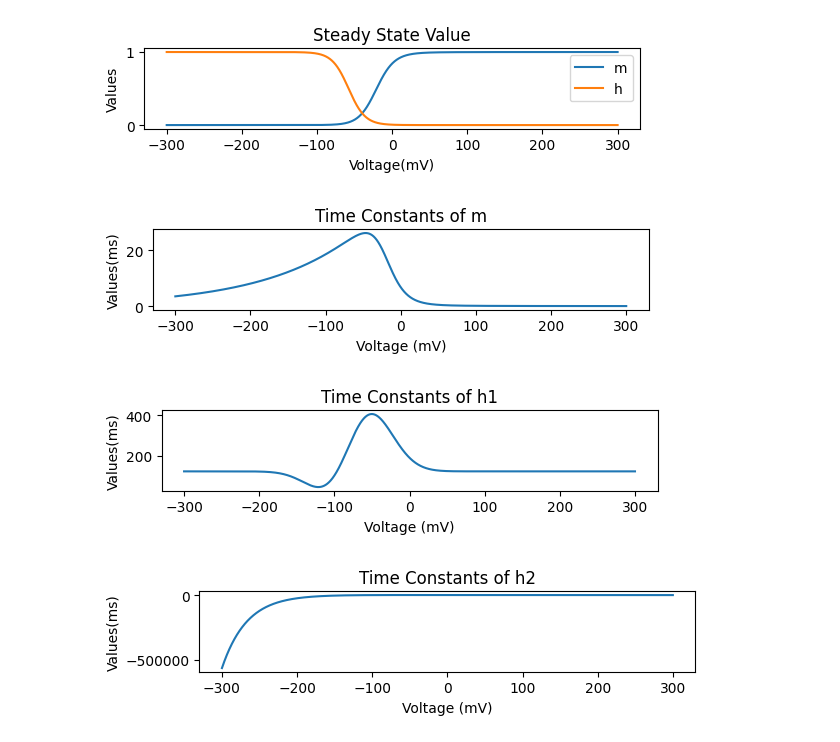
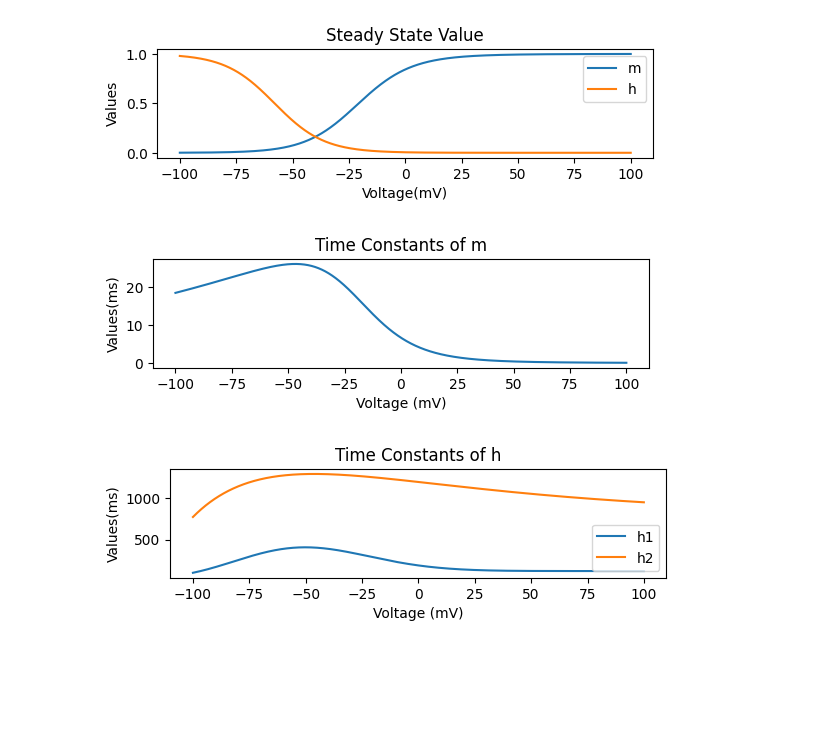
Before and after one commit to MZhexin/Brain-Dynamics-Programming, a Jupyter notebook: Experiment/Ion_Channels.ipynb, the cells around one changed output. Drawn from its saved outputs; the diff is of its cells as text; code cells hidden in the pictures; blank space fills up the shorter version.

```diff
--- a/Experiment/Ion_Channels.ipynb
+++ b/Experiment/Ion_Channels.ipynb
@@ -5,7 +5,7 @@ import numpy as np
 import matplotlib.pyplot as plt
 # %%
 # 创建电位数组
-v = np.arange(-300.0, 300, 0.01)
+v = np.arange(-100.0, 100, 0.01)
 # %%
 # 1. Im离子通道
 
@@ -230,39 +230,34 @@ for i in range(0, len(v)):
 # %%
 # 绘图：Kv2-like离子通道
 plt.clf()
 
 # 稳定态和时间常数随膜电位变化的图像（画成一张大图里的两张子图）
-plt.subplot(4, 1, 1)
+plt.subplot(3, 1, 1)
 plt.plot(v, mInf_Kv2like)
 plt.plot(v, hInf_Kv2like)
 plt.title('Steady State Value')
 plt.xlabel('Voltage(mV)')
 plt.ylabel('Values')
 plt.legend(['m', 'h'])
 plt.show()
-plt.subplot(4, 1, 2)
+plt.subplot(3, 1, 2)
 plt.plot(v, mTau_Kv2like)
 plt.title('Time Constants of m')
 plt.xlabel('Voltage (mV)')
 plt.ylabel('Values(ms)')
 plt.show()
-plt.subplot(4, 1, 3)
+plt.subplot(3, 1, 3)
 plt.plot(v, h1Tau_Kv2like)
-plt.title('Time Constants of h1')
+plt.plot(v, h2Tau_Kv2like)
+plt.title('Time Constants of h')
 plt.xlabel('Voltage (mV)')
 plt.ylabel('Values(ms)')
+plt.legend(['h1', 'h2'])
 plt.show()
-plt.subplot(4, 1, 4)
-plt.plot(v, h2Tau_Kv2like)
-plt.title('Time Constants of h2')
-plt.xlabel('Voltage (mV)')
-plt.ylabel('Values(ms)')
-plt.show()
 # %% [output]
-[figure, old version]
+[figure, new version]
-[figure, old version]
+[figure, new version]
-[figure, old version]
+[figure, new version]
-[figure, removed]
 # %%
 # 6. Kv3_1（Kv3-like）离子通道
 
```
Also changed, not shown: parts of 8 cells of this notebook.
